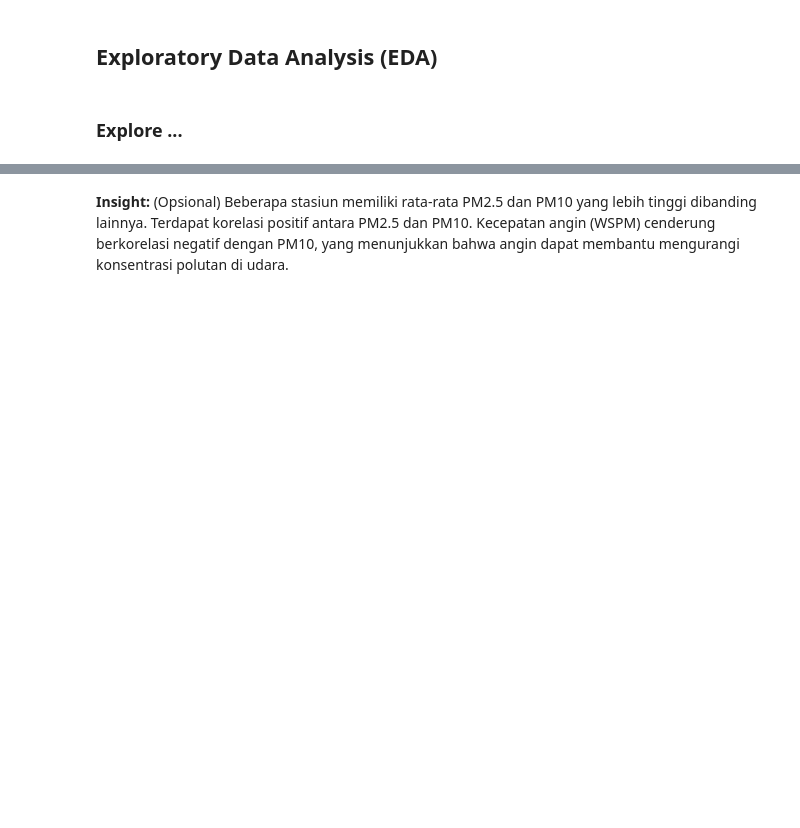
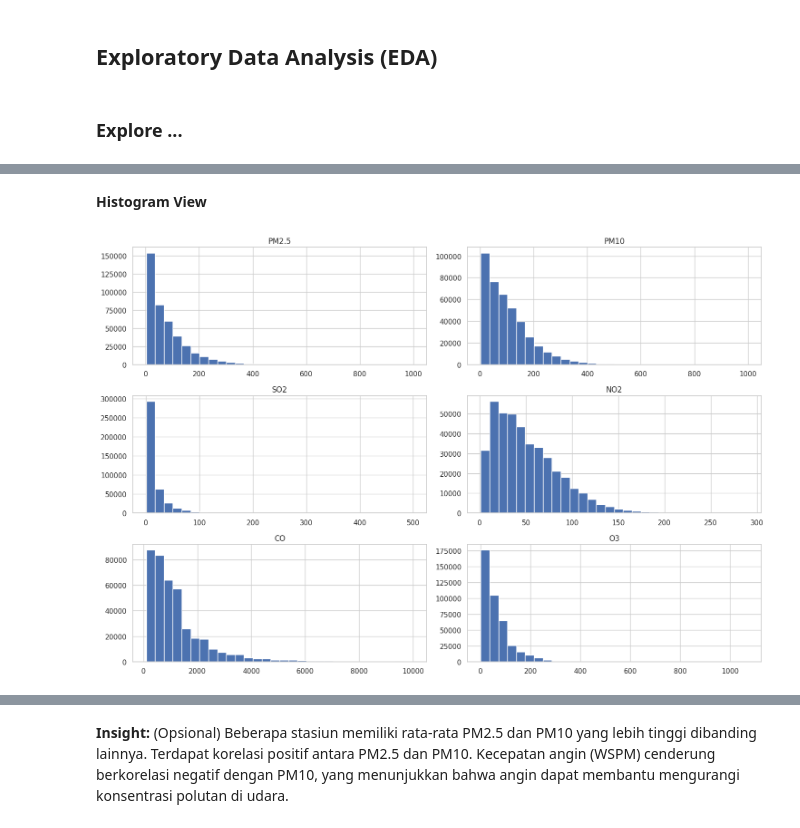
Before and after one commit to Heda312/Streamlit-Air-Quality, a Jupyter notebook: Proyek_Analisis_Data.ipynb, the cells around one changed output, grey strips where cells are left out. Saved outputs shown, nothing was run; the diff lists cells and outputs as text; code cells hidden in the pictures; blank space fills up the shorter version.

```diff
--- a/Proyek_Analisis_Data.ipynb
+++ b/Proyek_Analisis_Data.ipynb
@@ -234,0 +249,14 @@ plt.show()
+# %% [markdown]
+**Histogram View**
+# %%
+numerical_cols = ['PM2.5', 'PM10', 'SO2', 'NO2', 'CO', 'O3']
+
+all_df[numerical_cols].hist(
+    figsize=(15,10),
+    bins=30
+)
+
+plt.tight_layout()
+plt.show()
+# %% [output]
+[figure, added]
```
Also changed, not shown: parts of 42 cells of this notebook, 4 other files.
